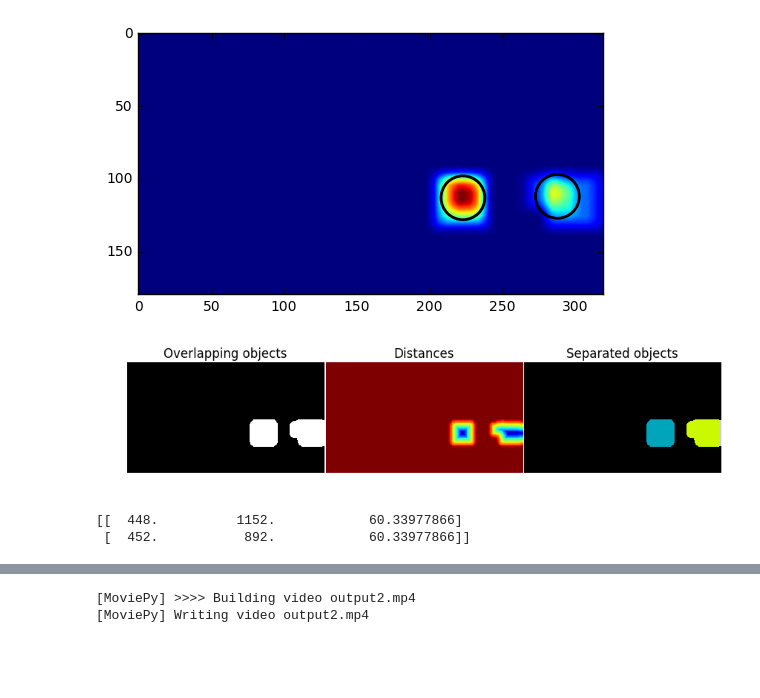
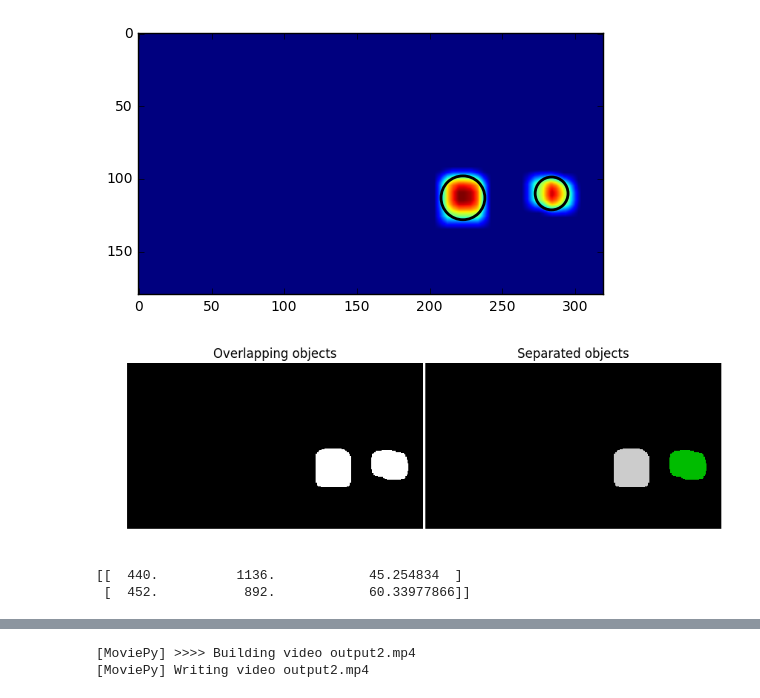
Before and after one commit to eigendreams/vehicle_tracking, a Jupyter notebook: Universal.ipynb, the cells around one changed output, grey strips where cells are left out. Saved outputs shown, nothing was run; the diff lists cells and outputs as text; code cells hidden in the pictures; blank space fills up the shorter version.

```diff
--- a/Universal.ipynb
+++ b/Universal.ipynb
@@ -381,6 +431,7 @@ Test Accuracy of SVC =  0.998401023345
 0.0 Seconds to predict with SVC
 [ 0.]
 # %%
+# Lets explore how good the fits actually is
 def fitExplorer(x, y, svc):
 
     plt.plot(y, 'x')
@@ -392,15 +443,15 @@ def fitExplorer(x, y, svc):
     plt.show()
 
     sortedf = (np.sort(distances))
-    inner   = sortedf[(sortedf >= -0.2) & (sortedf <= 0.2)]
+    inner   = sortedf[(sortedf >= -0.6) & (sortedf <= 0.6)]
     plt.plot(inner, 'o')
     plt.show()
 
-    problem_idx_prednoncar = distances[(predictions < 0.1) & (y > 0.9)]
+    problem_idx_prednoncar = distances[(predictions <= 0) & (y >= 1)]
     plt.plot(problem_idx_prednoncar, 'o')
     plt.show()
 
-    problem_idx_predcar = distances[(predictions > 0.9) & (y < 0.1)]
+    problem_idx_predcar = distances[(predictions >= 1) & (y <= 0)]
     plt.plot(problem_idx_predcar, 'o')
     plt.show()
 # %%
@@ -414,8 +465,10 @@ fitExplorer(x, y, svc)
 # %%
+# Wrap the classifier in our custom function to apply some thresholding
+# 0.4 seems an ok value
 def thresholdedEvaluator(img,
                          svc,
                          scaler,
-                         threshold = 0.2):
+                         threshold = 0.4):
     # We want to apply a threshold for identification of cars, as shown in
     # the explored data above, we really want to do this to predict a car,
     # as dealing with hard negatives is hard
@@ -740,4 +798,6 @@ print(hmap.max())
 # %%
+# In the end I used blob_log and watershed
+#
 # I recommend now thresholding for heatmap, use DBSCAN to id blobs
 # a long running heatmap is kind of a long term filter as well too
 # so no need for complicated filters, then expand box around found
@@ -792,27 +852,29 @@ def blobsFromHeatMap(hmap,
     blobs[:, 1] = 4 * blobs[:, 1]
     blobs[:, 2] = 4 * blobs[:, 2]
 
+    # watershed application
+
+
     # binarize image
     heatMap[heatMap < 0.5] = 0
     heatMap[heatMap > 0]   = 1
 
-    # Now we want to separate the two objects in image
-    # Generate the markers as local maxima of the distance to the background
-    distance = ndi.distance_transform_edt(heatMap)
-    local_maxi = peak_local_max(distance, indices=False, footprint=np.ones((3, 3)),
-                                labels=heatMap)
+    local_maxi = np.zeros_like(heatMap)
+    for blob in blobs:
+        y_b = blob[0] / 4
+        x_b = blob[1] / 4
+        local_maxi[y_b][x_b] = 1
     markers = ndi.label(local_maxi)[0]
-    labels = watershed(-distance, markers, mask=heatMap)
+
+    labels = watershed(-heatMap, markers, mask=heatMap)
 
     if draw:
-        fig, axes = plt.subplots(ncols=3, figsize=(8, 2.7), sharex=True, sharey=True, subplot_kw={'adjustable':'box-forced'})
-        ax0, ax1, ax2 = axes
+        fig, axes = plt.subplots(ncols=2, figsize=(8, 2.7), sharex=True, sharey=True, subplot_kw={'adjustable':'box-forced'})
+        ax0, ax1  = axes
         ax0.imshow(heatMap, cmap=plt.cm.gray, interpolation='nearest')
         ax0.set_title('Overlapping objects')
-        ax1.imshow(-distance, cmap=plt.cm.jet, interpolation='nearest')
-        ax1.set_title('Distances')
-        ax2.imshow(labels, cmap=plt.cm.spectral, interpolation='nearest')
-        ax2.set_title('Separated objects')
+        ax1.imshow(labels, cmap=plt.cm.spectral, interpolation='nearest')
+        ax1.set_title('Separated objects')
         for ax in axes:
             ax.axis('off')
         fig.subplots_adjust(hspace=0.01, wspace=0.01, top=0.9, bottom=0, left=0,
@@ -826,12 +888,12 @@ def blobsFromHeatMap(hmap,
 # %%
 # Identify boxes in tops that are close to each blob by center
 # or use found blob areas to
-blobs, labels = blobsFromHeatMap(hmap, threshold=0, draw=True)
+blobs, labels = blobsFromHeatMap(hmap, threshold=5, draw=True)
 print(blobs)
 # %% [output]
-[figure, old version]
+[figure, new version]
-[figure, old version]
+[figure, new version]
-[[  448.          1152.            60.33977866]
+[[  440.          1136.            45.254834  ]
  [  452.           892.            60.33977866]]
 # %%
 #Finally, use the found tops, blobs and areas to draw bounding boxes
```
Also changed, not shown: parts of 18 cells of this notebook, 1 other file.
